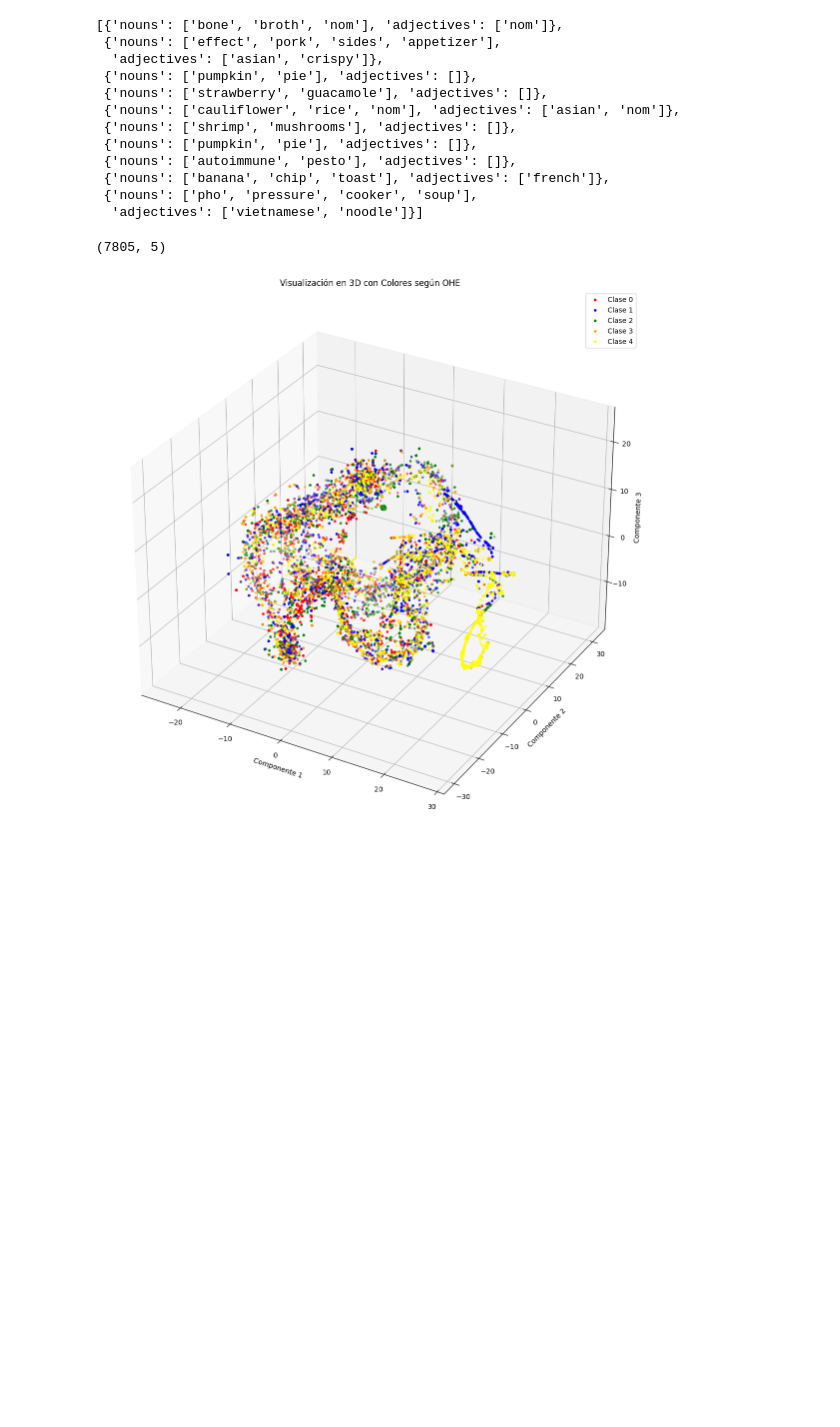
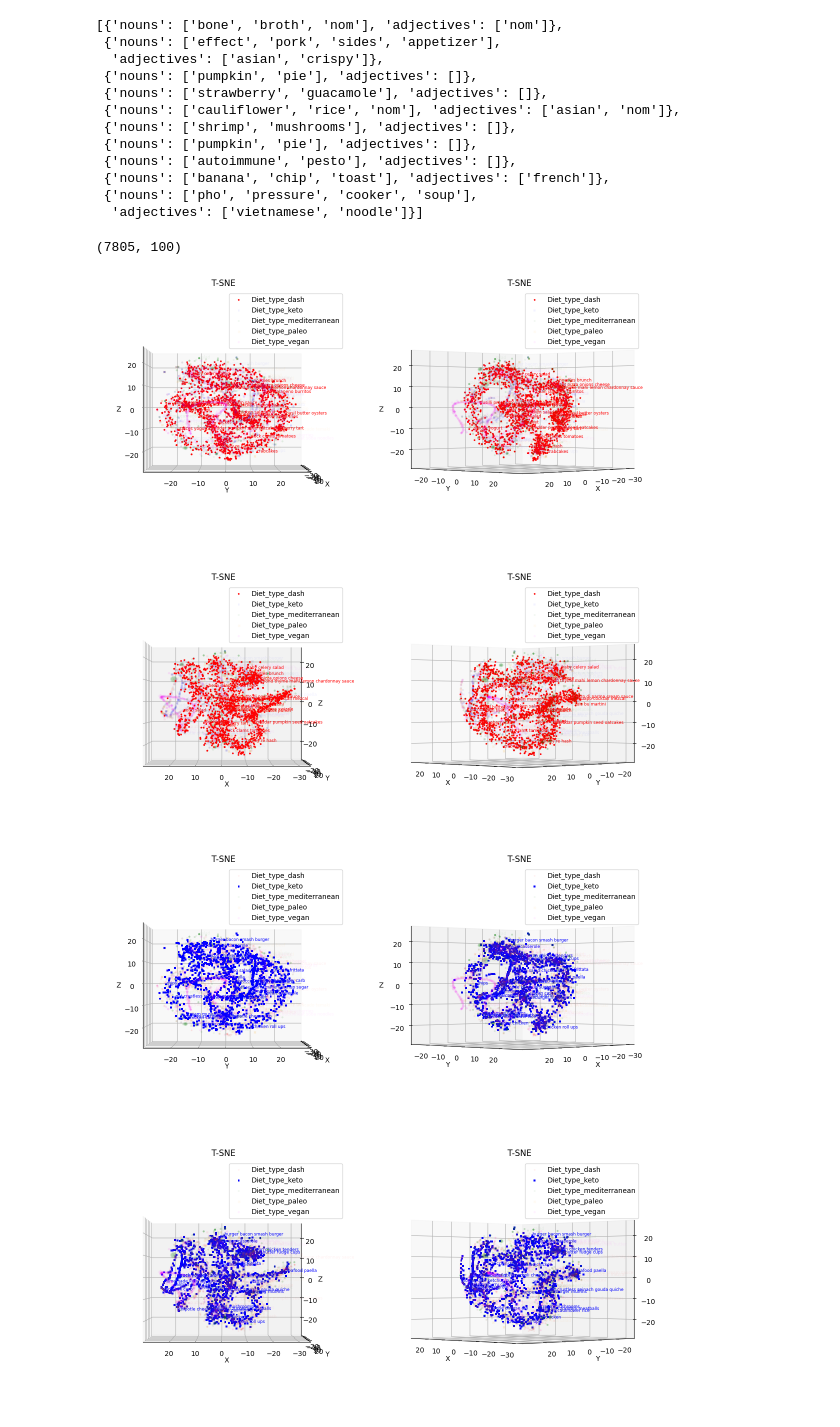
Before and after one commit to uumaaa/DietRecomendation, a Jupyter notebook: feature_extraction.ipynb, the cells around one changed output. Saved outputs shown, nothing was run; the diff lists cells and outputs as text; code cells hidden in the pictures; blank space fills up the shorter version.

Commit message:
plots

```diff
--- a/feature_extraction.ipynb
+++ b/feature_extraction.ipynb
@@ -81,5 +80,8 @@ for index,tags in enumerate(tags_dictionary):
 nouns_features_list = np.array(nouns_features_list)
 adjectives_features_list = np.array(adjectives_features_list)
 # %%
-embeddings_features = np.hstack((nouns_features_list,adjectives_features_list))
+embeddings_features = nouns_features_list+ adjectives_features_list
+embeddings_features.shape
+# %% [output]
+(7805, 100)
 # %%
@@ -87,30 +89,45 @@ embeddings_features = np.hstack((nouns_features_list,adjectives_features_list))
 tsne = TSNE(n_components=3, random_state=0)
 X_embedded = tsne.fit_transform(embeddings_features)
-# %%
-types = df.iloc[:,6:11]
-types.to_numpy(dtype=int)
-print(types.shape)
-colors = ['red', 'blue', 'green', 'orange','yellow']
-
-color_indices = np.argmax(types, axis=1)
-
-point_colors = [colors[idx] for idx in color_indices]
-
-fig = plt.figure(figsize=(14,14))
-ax = fig.add_subplot(111, projection='3d')
-
-# Iterar sobre cada clase y graficar puntos con su color correspondiente
-for i in range(len(colors)):
-    ax.scatter(X_embedded[color_indices == i, 0], X_embedded[color_indices == i, 1], X_embedded[color_indices == i, 2],
-               c=colors[i], label=f'Clase {i}', marker='o', edgecolor='none', s=15)
-
-ax.set_title('Visualización en 3D con Colores según OHE')
-ax.set_xlabel('Componente 1')
-ax.set_ylabel('Componente 2')
-ax.set_zlabel('Componente 3')
-ax.legend()
-
-plt.show()
-# %% [output]
-(7805, 5)
-[figure, removed]
+# %%
+types = df.iloc[:,6:11]
+types.to_numpy(dtype=int)
+column_names = df.columns[6:11]
+colors = ['red', 'blue', 'green', 'orange','magenta']
+color_indices = np.argmax(types, axis=1)
+point_colors = [colors[idx] for idx in color_indices]
+markers = ['p','s','o','x','D']
+angles =[0,45,90,135]
+selected_indices = []
+for i in range(len(colors)):
+    indices = np.where(color_indices == i)[0]
+    selected_indices.append(np.random.choice(indices, size=25, replace=False))
+selected_indices = np.array(selected_indices)
+# %%
+
+for diet_type in range(len(colors)):
+    fig = plt.figure(diet_type,figsize=(14, 14))
+    for plot in range(4):
+        ax = fig.add_subplot(221+plot, projection='3d')
+
+        # Iterar sobre cada clase y graficar puntos con su color correspondiente
+        for i in range(len(colors)):
+            class_indices = np.where(color_indices == i)[0]
+            ax.scatter(X_embedded[class_indices, 0], X_embedded[class_indices, 1], X_embedded[class_indices, 2],
+                    c=colors[i], label=column_names[i], marker=markers[i], edgecolor='none', s=8,alpha = 1 if i ==diet_type else 0.05)
+
+        # Seleccionar 50 elementos por clase para etiquetar
+        for i in range(len(colors)):
+            for idx in selected_indices[i]:
+                ax.text(X_embedded[idx, 0], X_embedded[idx, 1], X_embedded[idx, 2], ' '.join(all_nouns[idx]), size=6, zorder=1, color=colors[i],alpha = 1 if i ==diet_type else 0.05)
+
+        ax.set_title('T-SNE')
+        ax.set_xlabel('X')
+        ax.set_ylabel('Y')
+        ax.set_zlabel('Z')
+        ax.view_init(elev=0, azim=angles[plot])
+
+        ax.legend()
+    plt.show()
+# %% [output]
+[figure, added]
+[figure, added]
```
Also changed, not shown: parts of 5 cells of this notebook.
